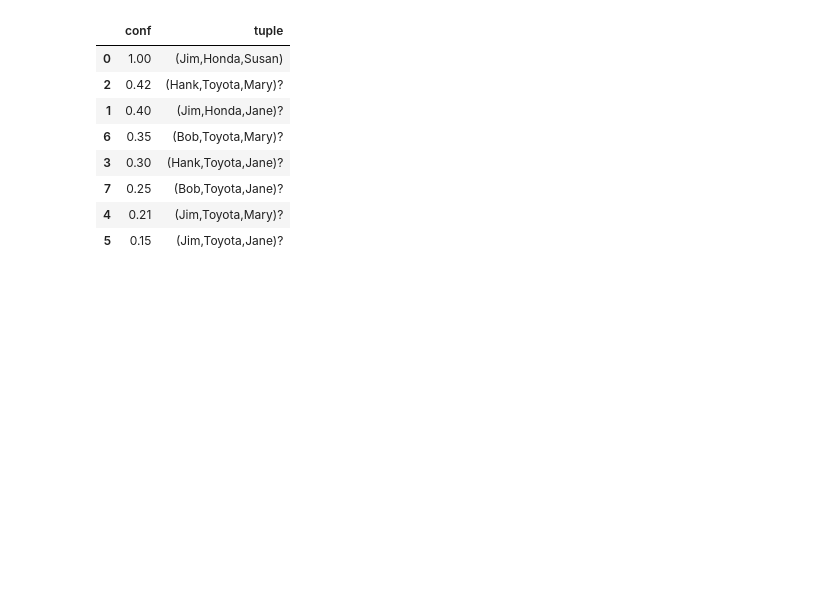
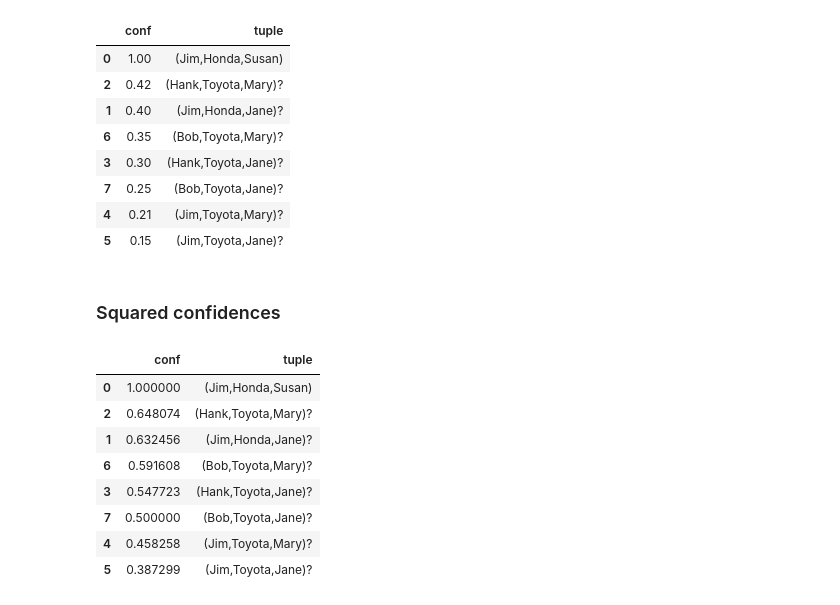
Before and after one commit to alexmemory/PrDBSens, a Jupyter notebook: notes/20150409_ACM_trio.ipynb, the cells around one changed output. Cells and saved outputs as stored; diff of their text form; code cells hidden in the pictures; blank space fills up the shorter version.

Commit message:
Varied confidences by sqrt.

```diff
--- a/notes/20150409_ACM_trio.ipynb
+++ b/notes/20150409_ACM_trio.ipynb
@@ -571,3 +581,23 @@ df.sort('conf', ascending=False)
 | 7 | 0.25 | (Bob,Toyota,Jane)? |
 | 4 | 0.21 | (Jim,Toyota,Mary)? |
 | 5 | 0.15 | (Jim,Toyota,Jane)? |
+# %% [markdown]
+### Squared confidences
+# %%
+rows = []
+cur.execute(q("""select * from seencars"""))
+for t in cur.xfetchall():
+    #print str(t).strip(), t.alternatives[0].computeConfidence(conn)
+    rows.append({'tuple':str(t).strip(), 'conf':t.alternatives[0].computeConfidence(conn)})
+df2 = pd.DataFrame(rows)
+df2.sort('conf', ascending=False)
+# %% [output]
+|  | conf | tuple |
+| 0 | 1.000000 | (Jim,Honda,Susan) |
+| 2 | 0.648074 | (Hank,Toyota,Mary)? |
+| 1 | 0.632456 | (Jim,Honda,Jane)? |
+| 6 | 0.591608 | (Bob,Toyota,Mary)? |
+| 3 | 0.547723 | (Hank,Toyota,Jane)? |
+| 7 | 0.500000 | (Bob,Toyota,Jane)? |
+| 4 | 0.458258 | (Jim,Toyota,Mary)? |
+| 5 | 0.387299 | (Jim,Toyota,Jane)? |
```
Also changed, not shown: parts of 17 cells of this notebook.
